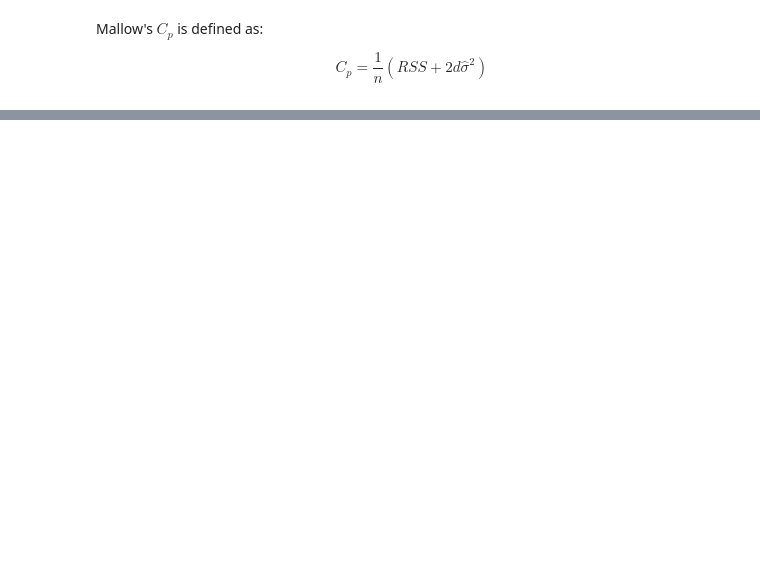
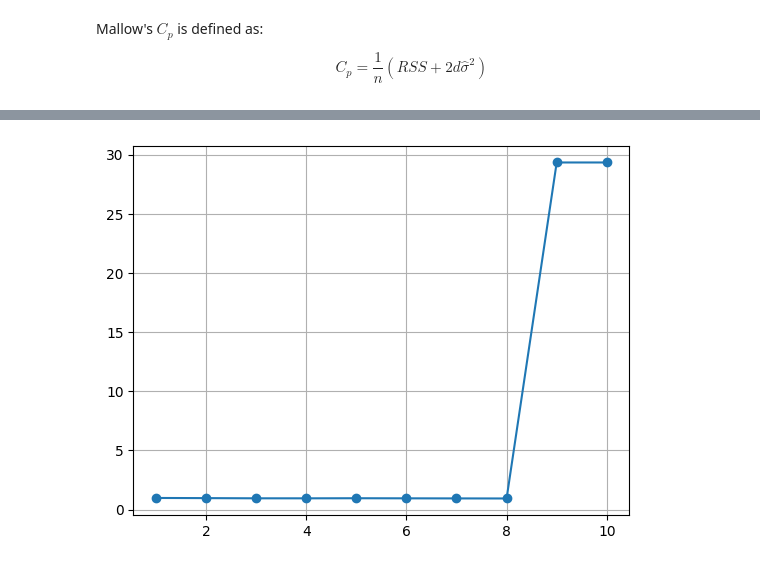
Before and after one commit to deusdevok/ISLP_Python, a Jupyter notebook: Chapter 6/Exercise8.ipynb, the cells around one changed output, grey strips where cells are left out. Saved outputs shown, nothing was run; the diff lists cells and outputs as text; code cells hidden in the pictures; blank space fills up the shorter version.

```diff
--- a/Chapter 6/Exercise8.ipynb
+++ b/Chapter 6/Exercise8.ipynb
@@ -105,0 +116,25 @@ cp
+# %%
+# Backwards stepwise selection
+current_columns = columns[:] # Start with all columns
+cp_values = []
+for _ in range(len(columns)-1):
+    print(current_columns)
+    X = data[current_columns]
+    best_cp = fit_model(LinearRegression(), X, y, sigma2)
+    cp_values.append(best_cp)
+    worst_col = ''
+    for i, col in enumerate(columns):
+        if col in current_columns:
+            X = data[current_columns[:i] + current_columns[i+1:]] # All columns except index i
+            cp = fit_model(LinearRegression(), X, y, sigma2)
+            if cp <= best_cp:
+                worst_col = col
+                best_cp = cp
+            #print(cp)
+    if worst_col == '':
+        current_columns.pop(-1)
+    else:
+        current_columns.pop(current_columns.index(worst_col))
+    #print(current_columns)
+cp_values.append(best_cp)
+print(current_columns)
@@ -105,0 +152,5 @@ cp
+# %%
+plt.plot(list(range(1, 11)), cp_values, marker='o')
+plt.grid()
+# %% [output]
+[figure, added]
```
Also changed, not shown: parts of 11 cells of this notebook.
